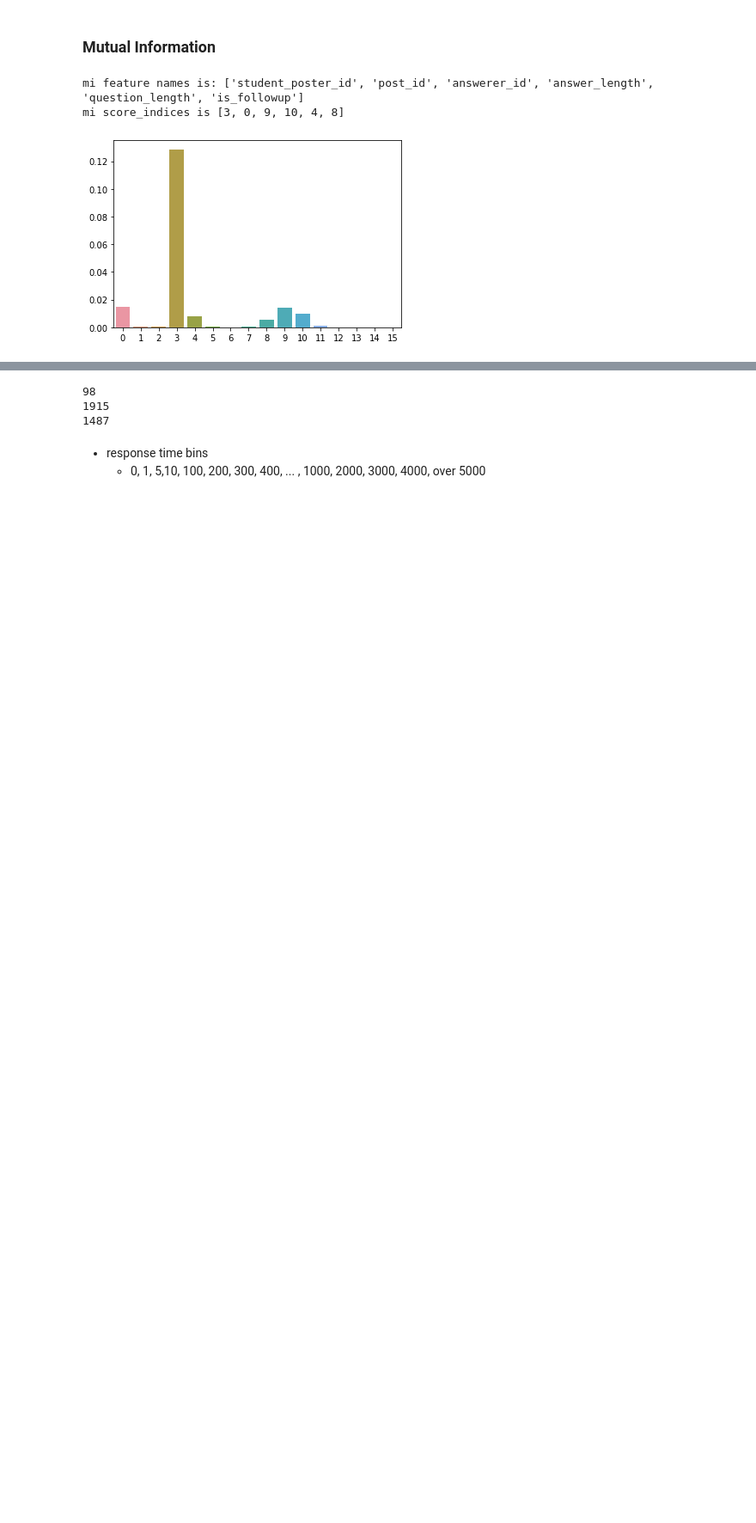
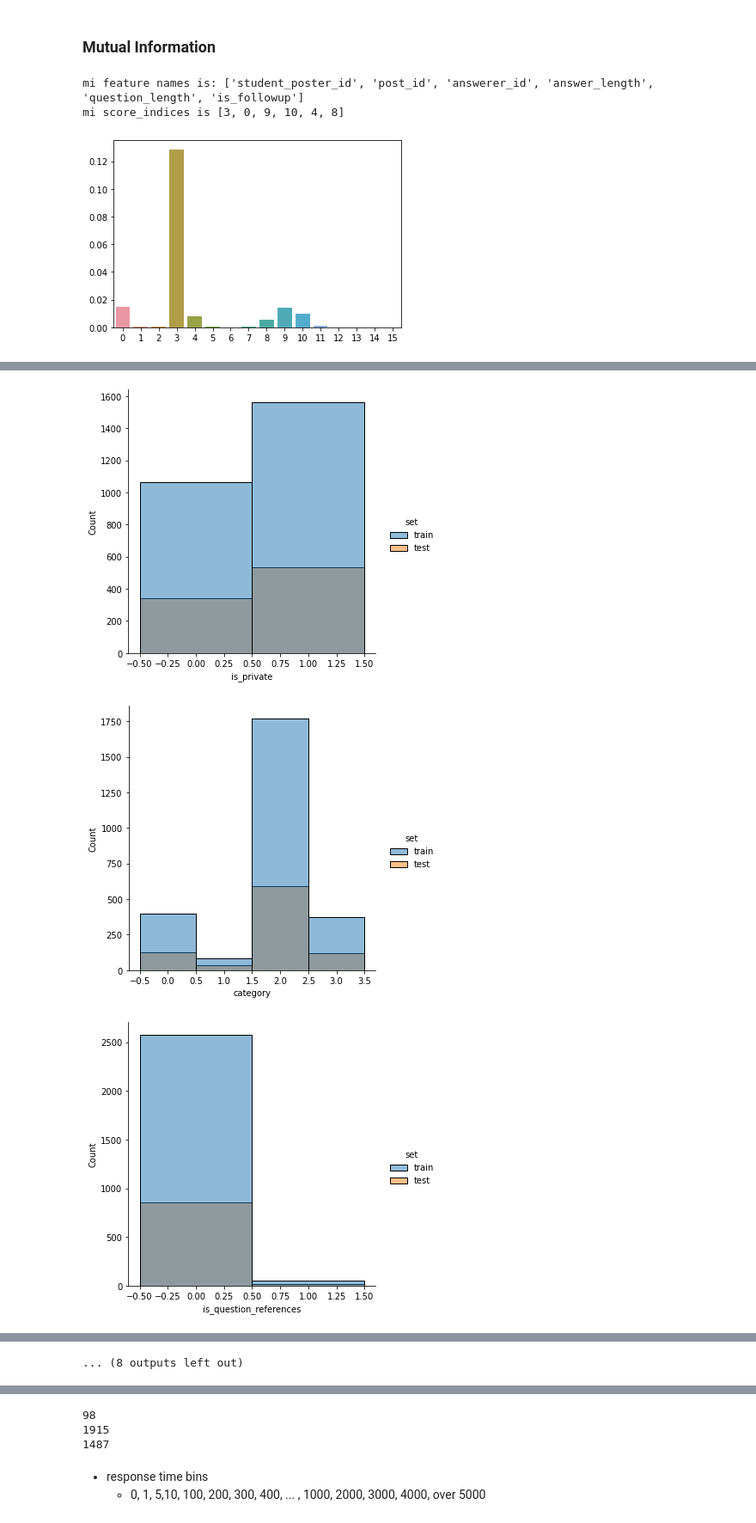
Before and after one commit to PiazzaBot/HelpfulResponses, a Jupyter notebook: data_analysis.ipynb, the cells around one changed output, grey strips where cells are left out. Shown at 86% size. Saved outputs shown, nothing was run; the diff lists cells and outputs as text; code cells hidden in the pictures; blank space fills up the shorter version.

Commit message:
saving state

```diff
--- a/data_analysis.ipynb
+++ b/data_analysis.ipynb
@@ -274,0 +216,45 @@ final_data
+# %%
+DATASET_DIR = "datasets/"
+
+
+def create_datasets(X_train, X_train_mi, X_train_chi2, labels):
+    dataset_variants = ['all', 'mi', 'chi2']
+    datasets = [X_train, X_train_mi, X_train_chi2]
+
+    #TRAIN_RELEVANT_FEATURES_PATH = "train_relevant_features.csv"
+    #TEST_RELEVANT_FEATURES_PATH = "test_relevant_features.csv"
+
+    for idx, dataset in enumerate(datasets):
+        TRAIN_PATH = f"train_{dataset_variants[idx]}.csv"
+        TEST_PATH = f"test_{dataset_variants[idx]}.csv"
+
+        y_train_cpy = labels.copy(deep=True)
+
+
+
+        X_train, X_test, y_train, y_test = train_test_split(dataset, y_train_cpy, random_state=0, stratify=y_train_cpy)
+        X_train["is_helpful"] = y_train
+        X_test["is_helpful"] = y_test
+        X_train.to_csv(os.path.join(DATASET_DIR, TRAIN_PATH))
+        X_test.to_csv(os.path.join(DATASET_DIR, TEST_PATH))
+
+
+
+def plot_datasets(X_train, X_test):
+    X_train["set"] = "train"
+    X_test["set"] = "test"
+    combined_datasets = pd.concat([X_train, X_test])
+    plot_discrete_distributions(combined_datasets, continuous_features, hue="set")
+    plot_continuous_distributions(combined_datasets, hue="set")
+
+#create_datasets(X_train, X_train_mi, X_train_chi2, y_train)
+# %%
+X_train_all, X_test_all = pd.read_csv("datasets/train_all.csv").set_index('ID'), pd.read_csv("datasets/test_all.csv").set_index('ID')
+X_train_mi, X_test_mi = pd.read_csv("datasets/train_mi.csv").set_index('ID'), pd.read_csv("datasets/test_mi.csv").set_index('ID')
+X_train_chi2, X_test_chi2 = pd.read_csv("datasets/train_chi2.csv").set_index('ID'), pd.read_csv("datasets/test_chi2.csv").set_index('ID')
+# %%
+plot_datasets(X_train_all, X_test_all)
+# %% [output]
+[figure, added]
+[figure, added]
+[figure, added]
@@ -274,0 +270 @@ final_data
+... (8 outputs left out)
```
Also changed, not shown: parts of 12 cells of this notebook.
